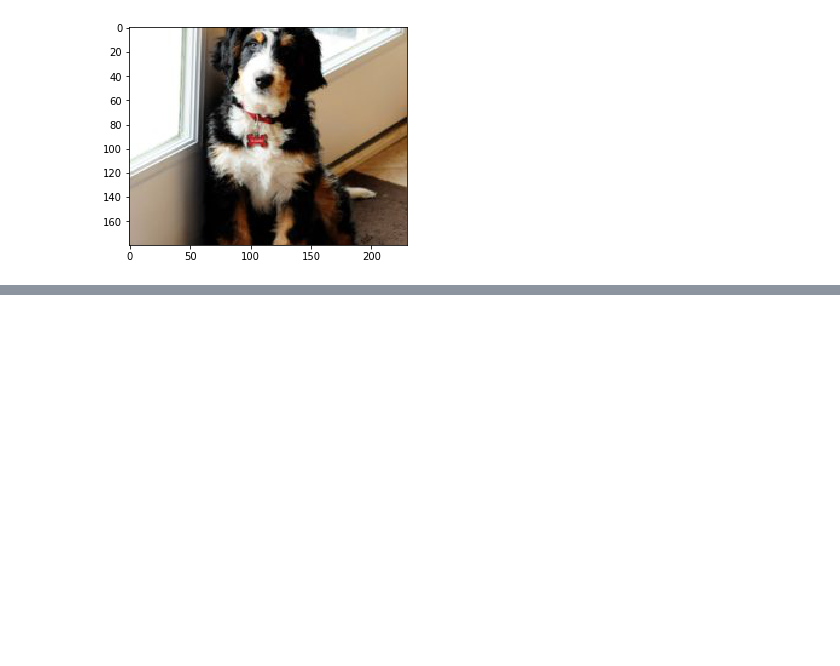
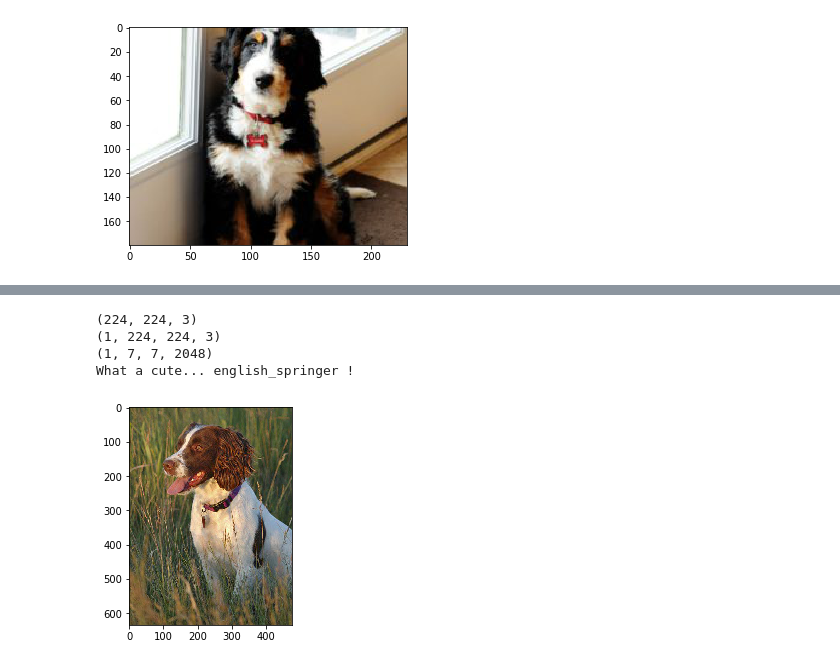
Before and after one commit to minceje/Who-Let-The-Dogs-Out, a Jupyter notebook: Edited Transfer_Xception.ipynb, the cells around one changed output, grey strips where cells are left out. Saved outputs shown, nothing was run; the diff lists cells and outputs as text; code cells hidden in the pictures; blank space fills up the shorter version.

```diff
--- a/Edited Transfer_Xception.ipynb
+++ b/Edited Transfer_Xception.ipynb
@@ -169,0 +189,8 @@ What a cute... bernese_mountain_dog !
+# %%
+dog_prediction("test/00b43aa6064fa6733a391d41fe4c6803.jpg")
+# %% [output]
+(224, 224, 3)
+(1, 224, 224, 3)
+(1, 7, 7, 2048)
+What a cute... english_springer !
+[figure, added]
```
Also changed, not shown: parts of 12 cells of this notebook.
